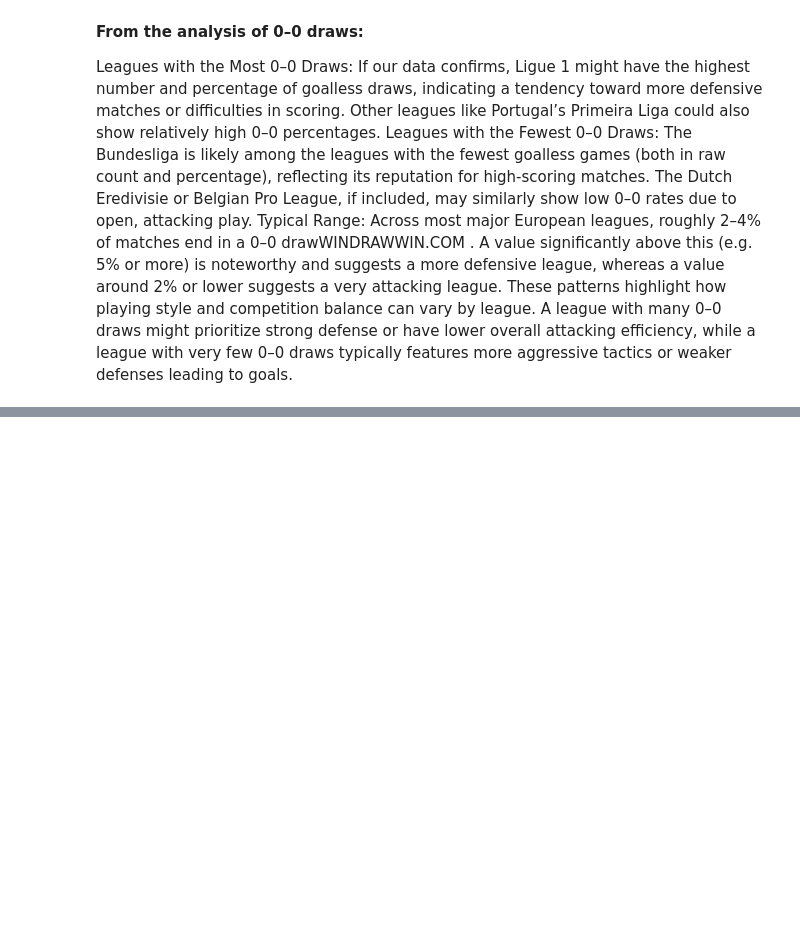
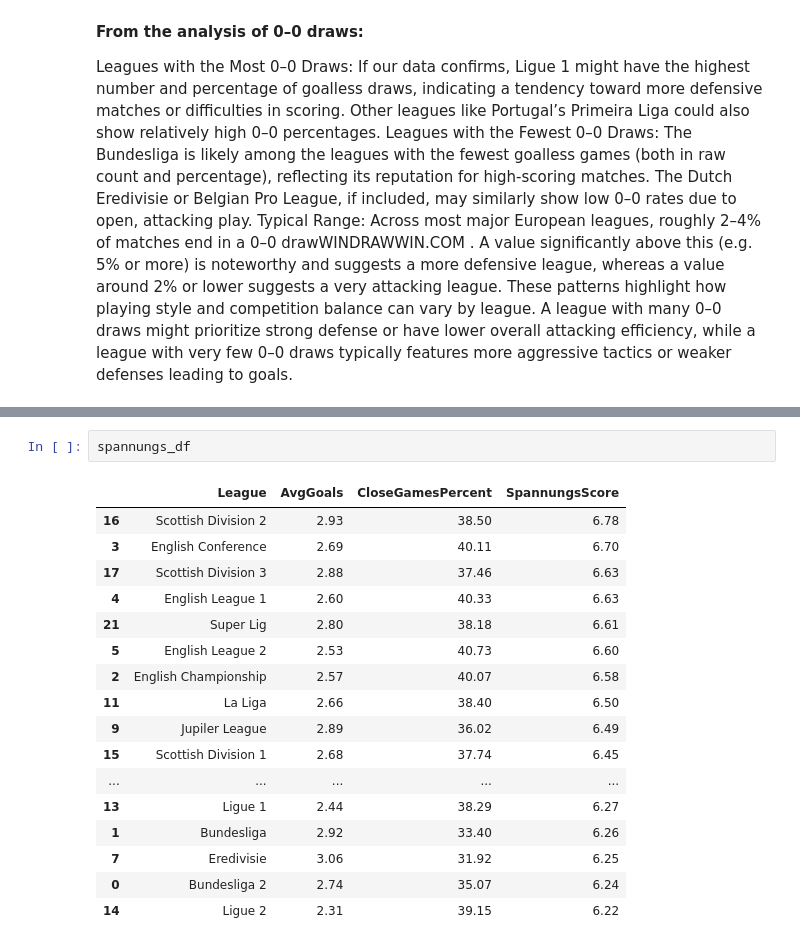
Before and after one commit to safiabduljamil/European-Football-Matches, a Jupyter notebook: contributors/Abdul Safi/main.ipynb, the cells around one changed output, grey strips where cells are left out. Drawn from its saved outputs; the diff is of its cells as text; blank space fills up the shorter version.

```diff
--- a/contributors/Abdul Safi/main.ipynb
+++ b/contributors/Abdul Safi/main.ipynb
@@ -342,0 +380,20 @@ These patterns highlight how playing style and competition balance can vary by l
+# %%
+spannungs_df
+# %% [output]
+|  | League | AvgGoals | CloseGamesPercent | SpannungsScore |
+| 16 | Scottish Division 2 | 2.93 | 38.50 | 6.78 |
+| 3 | English Conference | 2.69 | 40.11 | 6.70 |
+| 17 | Scottish Division 3 | 2.88 | 37.46 | 6.63 |
+| 4 | English League 1 | 2.60 | 40.33 | 6.63 |
+| 21 | Super Lig | 2.80 | 38.18 | 6.61 |
+| 5 | English League 2 | 2.53 | 40.73 | 6.60 |
+| 2 | English Championship | 2.57 | 40.07 | 6.58 |
+| 11 | La Liga | 2.66 | 38.40 | 6.50 |
+| 9 | Jupiler League | 2.89 | 36.02 | 6.49 |
+| 15 | Scottish Division 1 | 2.68 | 37.74 | 6.45 |
+| ... | ... | ... | ... | ... |
+| 13 | Ligue 1 | 2.44 | 38.29 | 6.27 |
+| 1 | Bundesliga | 2.92 | 33.40 | 6.26 |
+| 7 | Eredivisie | 3.06 | 31.92 | 6.25 |
+| 0 | Bundesliga 2 | 2.74 | 35.07 | 6.24 |
+| 14 | Ligue 2 | 2.31 | 39.15 | 6.22 |
```
Also changed, not shown: parts of 6 cells of this notebook, 5 other files.
